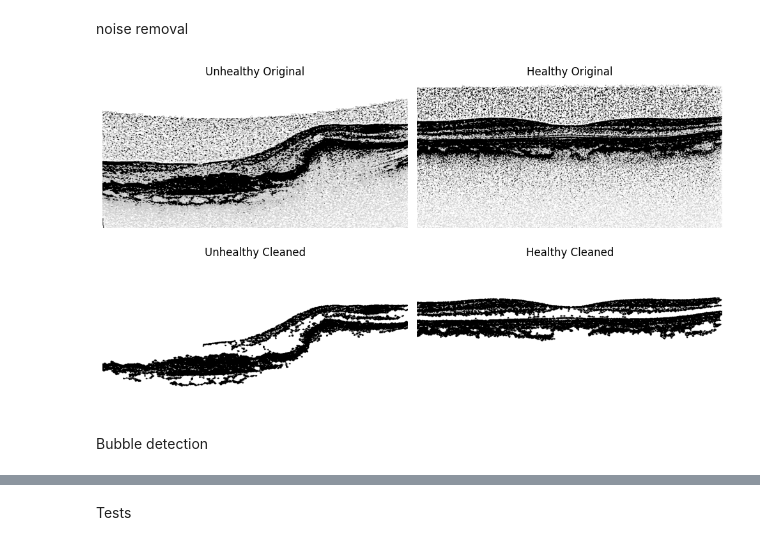
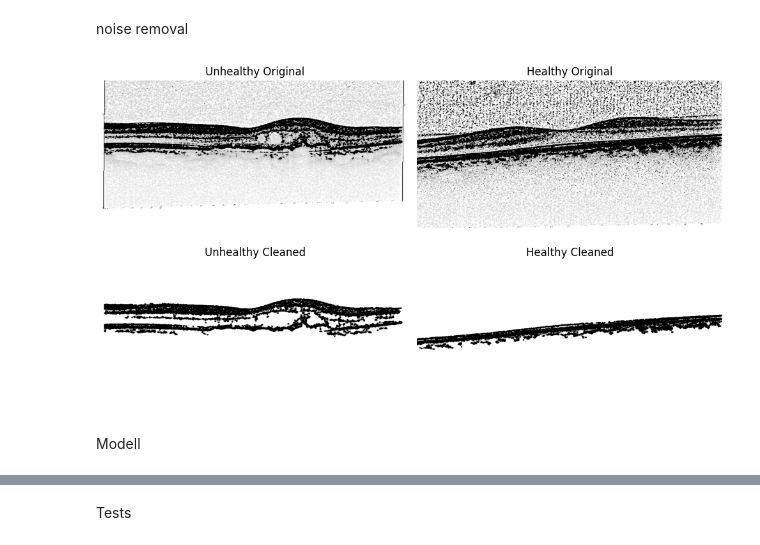
Before and after one commit to m2802h/Computer-Vision, a Jupyter notebook: Project.ipynb, the cells around one changed output, grey strips where cells are left out. Saved outputs shown, nothing was run; the diff lists cells and outputs as text; code cells hidden in the pictures.

```diff
--- a/Project.ipynb
+++ b/Project.ipynb
@@ -284,7 +282,7 @@ del images_healthy_enhanced
 noise removal
 # %%
 import cv2
-import numpy as np
+import numpy as np, gc
 import matplotlib.pyplot as plt
 from PIL import Image
 
@@ -316,49 +314,54 @@ def keep_main_object_preserve_intensity_batch(pil_list, thresh_val=110, morph_ke
 
         # --- morphological cleanup ---
         mask = cv2.morphologyEx(mask, cv2.MORPH_OPEN, k, iterations=1)
         mask = cv2.morphologyEx(mask, cv2.MORPH_CLOSE, k, iterations=2)
 
         # --- keep largest component only ---
         num_labels, labels, stats, _ = cv2.connectedComponentsWithStats(mask, connectivity=8)
         if num_labels > 1:
             largest_label = 1 + np.argmax(stats[1:, cv2.CC_STAT_AREA])
             mask = np.where(labels == largest_label, 255, 0).astype(np.uint8)
         else:
             # only background or one component; ensure mask is binary {0,255}
             mask = (labels == 1).astype(np.uint8) * 255 if num_labels == 2 else mask
 
         # --- preserve interior, set outside to 255 ---
         result = np.where(mask == 255, img, 255).astype(np.uint8)
         out.append(result)
 
     if return_array and isinstance(pil_list, np.ndarray):
         return np.stack(out)
     return out
 
-# Process all splits
-unhealthy_processed_all       = keep_main_object_preserve_intensity_batch(unhealthy_inv_top)
-healthy_processed_all         = keep_main_object_preserve_intensity_batch(healthy_inv_top)
-unhealthy_train_processed_all = keep_main_object_preserve_intensity_batch(unhealthy_inv_top_train)
-healthy_train_processed_all   = keep_main_object_preserve_intensity_batch(healthy_inv_top_train)
-
-# Plot a single index for before/after
-idx = 11
+idx = 6
 fig, axes = plt.subplots(2, 2, figsize=(10, 6))
 axes[0,0].imshow(unhealthy_inv_top[idx], cmap='gray');          axes[0,0].set_title("Unhealthy Original"); axes[0,0].axis('off')
 axes[0,1].imshow(healthy_inv_top[idx], cmap='gray');            axes[0,1].set_title("Healthy Original");   axes[0,1].axis('off')
+
+# Process all splits
+unhealthy_processed_all       = keep_main_object_preserve_intensity_batch(unhealthy_inv_top)
+del unhealthy_inv_top
+gc.collect()
+healthy_processed_all         = keep_main_object_preserve_intensity_batch(healthy_inv_top)
+del healthy_inv_top
+gc.collect()
+unhealthy_train_processed_all = keep_main_object_preserve_intensity_batch(unhealthy_inv_top_train)
+del unhealthy_inv_top_train
+gc.collect()
+healthy_train_processed_all   = keep_main_object_preserve_intensity_batch(healthy_inv_top_train)
+del healthy_inv_top_train
+gc.collect()
+
+# Plot a single index for before/after
+
 axes[1,0].imshow(unhealthy_processed_all[idx], cmap='gray');    axes[1,0].set_title("Unhealthy Cleaned");  axes[1,0].axis('off')
 axes[1,1].imshow(healthy_processed_all[idx], cmap='gray');      axes[1,1].set_title("Healthy Cleaned");    axes[1,1].axis('off')
 plt.tight_layout()
 plt.show()
-
-del unhealthy_inv_top
-del healthy_inv_top
-del unhealthy_inv_top_train
-del healthy_inv_top_train
 # %% [output]
-[figure, old version]
+[figure, new version]
 # %% [markdown]
-Bubble detection
+Modell
 # %%
 import warnings
 import numpy as np
```
Also changed, not shown: parts of 7 cells of this notebook.
